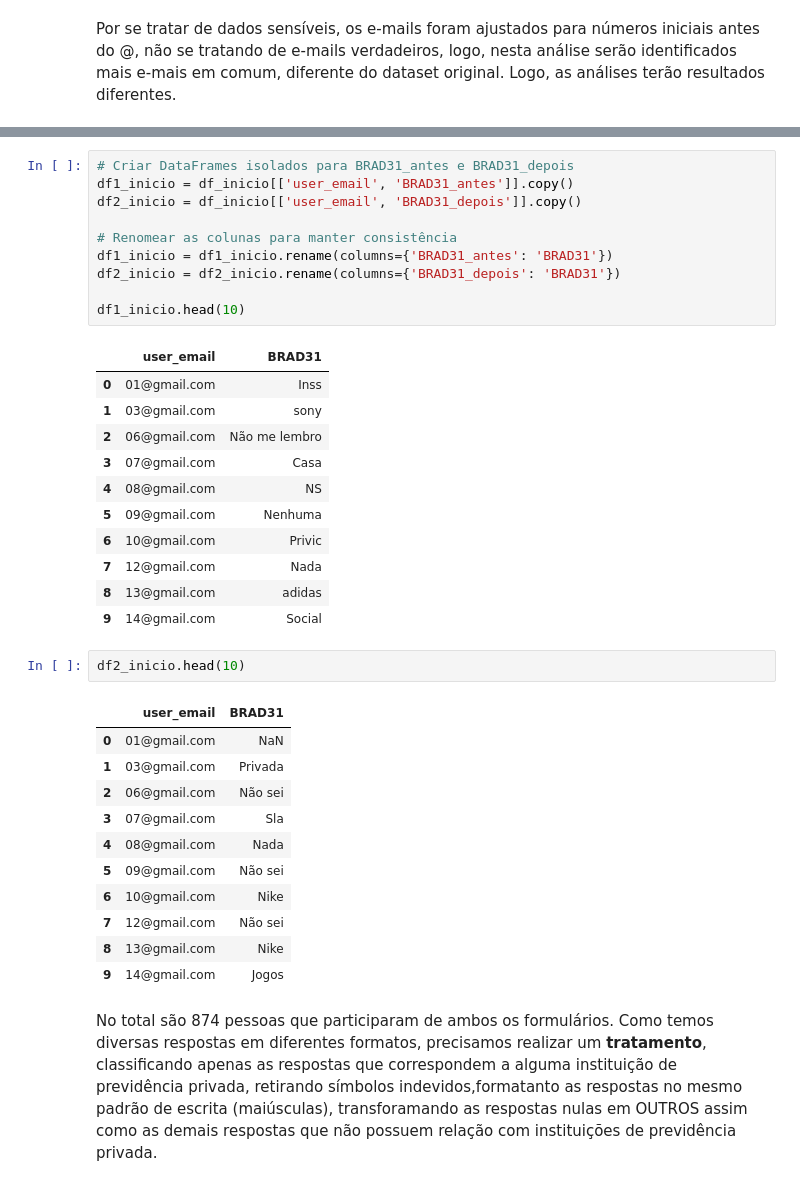
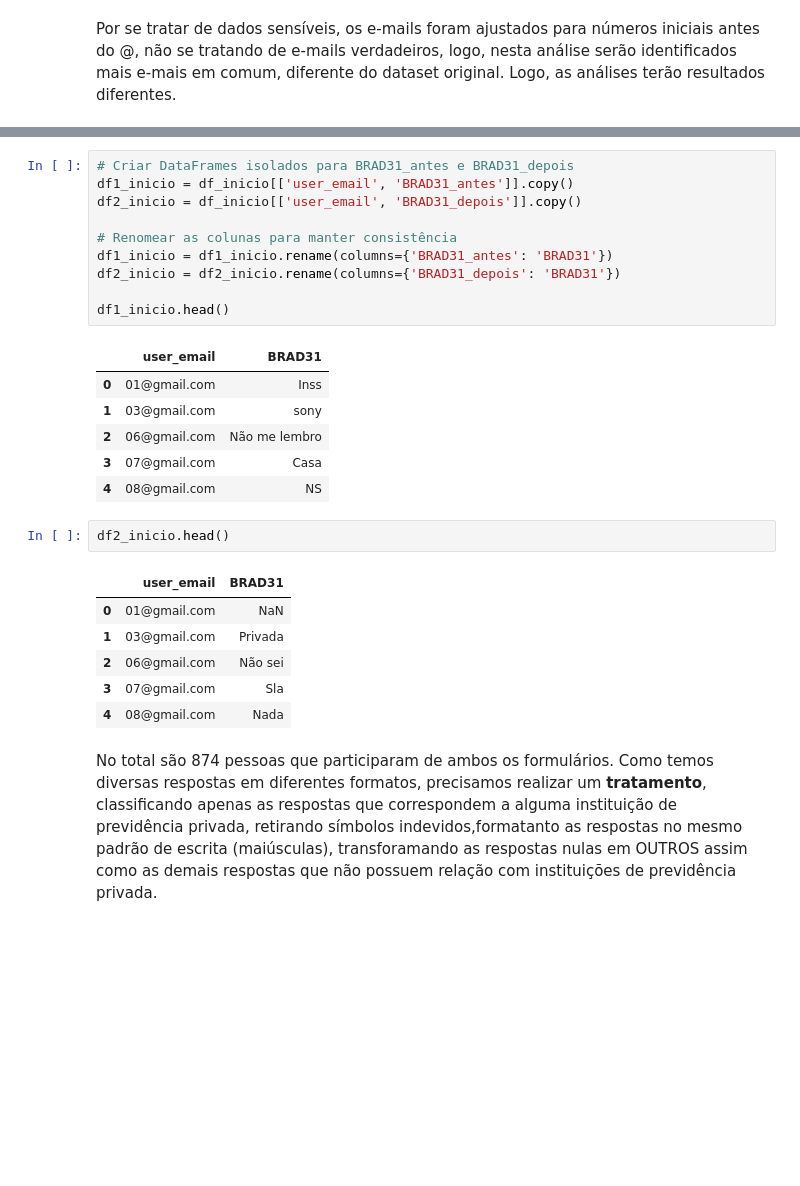
Before and after one commit to adhalya/Analise_Campanha_Credito, a Jupyter notebook: Análise_Campanha_de_Crédito.ipynb, the cells around one changed output, grey strips where cells are left out. Drawn from its saved outputs; the diff is of its cells as text; blank space fills up the shorter version.

```diff
--- a/Análise_Campanha_de_Crédito.ipynb
+++ b/Análise_Campanha_de_Crédito.ipynb
@@ -235,27 +228,22 @@ df_inicio[df_inicio['mudou']][['user_email', 'BRAD31_antes', 'BRAD31_depois']]
 # %%
 # Criar DataFrames isolados para BRAD31_antes e BRAD31_depois
 df1_inicio = df_inicio[['user_email', 'BRAD31_antes']].copy()
 df2_inicio = df_inicio[['user_email', 'BRAD31_depois']].copy()
 
 # Renomear as colunas para manter consistência
 df1_inicio = df1_inicio.rename(columns={'BRAD31_antes': 'BRAD31'})
 df2_inicio = df2_inicio.rename(columns={'BRAD31_depois': 'BRAD31'})
 
-df1_inicio.head(10)
+df1_inicio.head()
 # %% [output]
 |  | user_email | BRAD31 |
 | 0 | 01@gmail.com | Inss |
 | 1 | 03@gmail.com | sony |
 | 2 | 06@gmail.com | Não me lembro |
 | 3 | 07@gmail.com | Casa |
 | 4 | 08@gmail.com | NS |
-| 5 | 09@gmail.com | Nenhuma |
-| 6 | 10@gmail.com | Privic |
-| 7 | 12@gmail.com | Nada |
-| 8 | 13@gmail.com | adidas |
-| 9 | 14@gmail.com | Social |
 # %%
-df2_inicio.head(10)
+df2_inicio.head()
 # %% [output]
 |  | user_email | BRAD31 |
 | 0 | 01@gmail.com | NaN |
@@ -263,10 +251,5 @@ df2_inicio.head(10)
 | 2 | 06@gmail.com | Não sei |
 | 3 | 07@gmail.com | Sla |
 | 4 | 08@gmail.com | Nada |
-| 5 | 09@gmail.com | Não sei |
-| 6 | 10@gmail.com | Nike |
-| 7 | 12@gmail.com | Não sei |
-| 8 | 13@gmail.com | Nike |
-| 9 | 14@gmail.com | Jogos |
 # %% [markdown]
 No total são 874 pessoas que participaram de ambos os formulários. Como temos diversas respostas em diferentes formatos, precisamos realizar um **tratamento**, classificando apenas as respostas que correspondem a alguma instituição de previdência privada, retirando símbolos indevidos,formatanto as respostas no mesmo padrão de escrita (maiúsculas), transforamando as respostas nulas em OUTROS assim como as demais respostas que não possuem relação com instituições de previdência privada.
```
Also changed, not shown: parts of 13 cells of this notebook.
